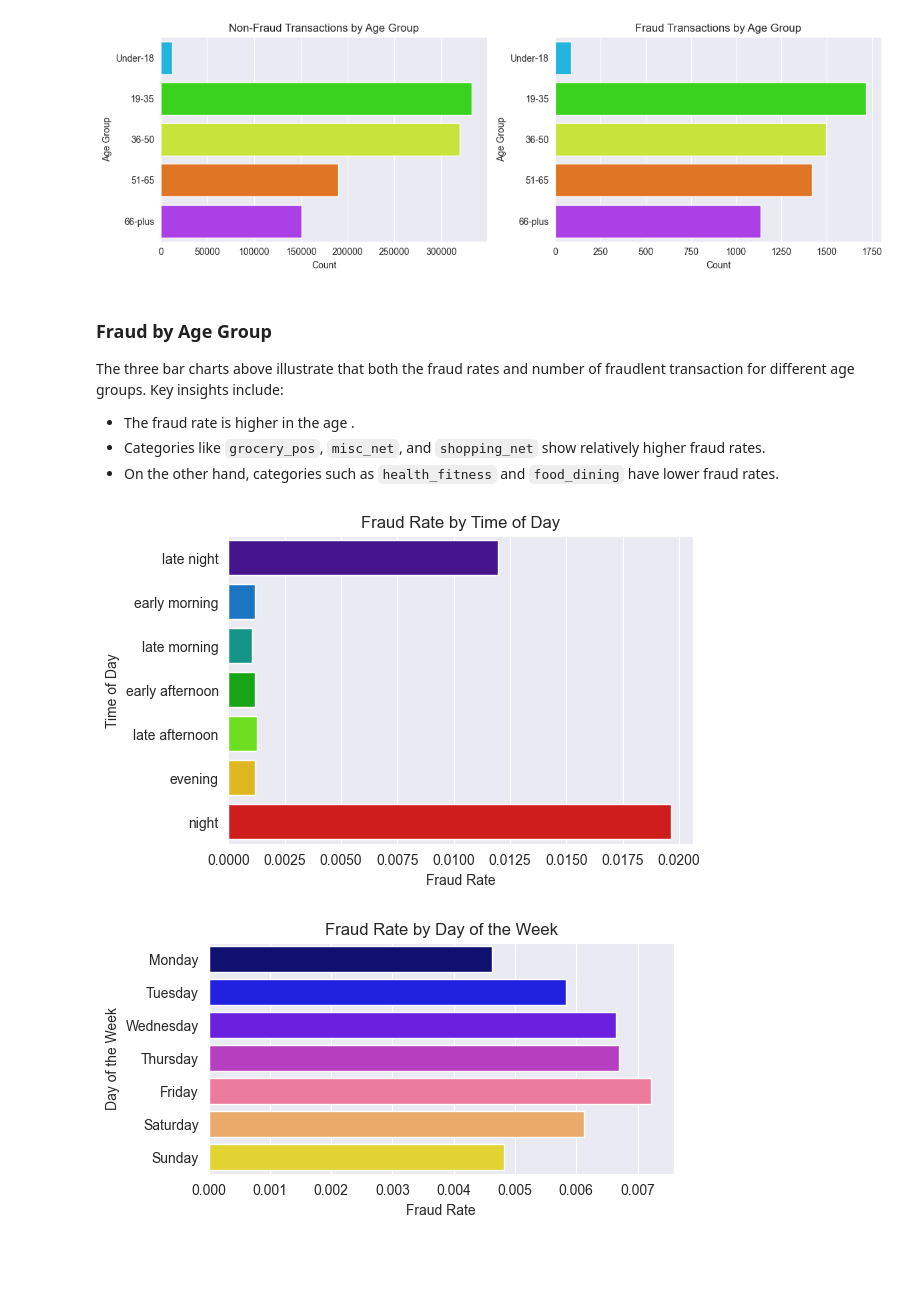
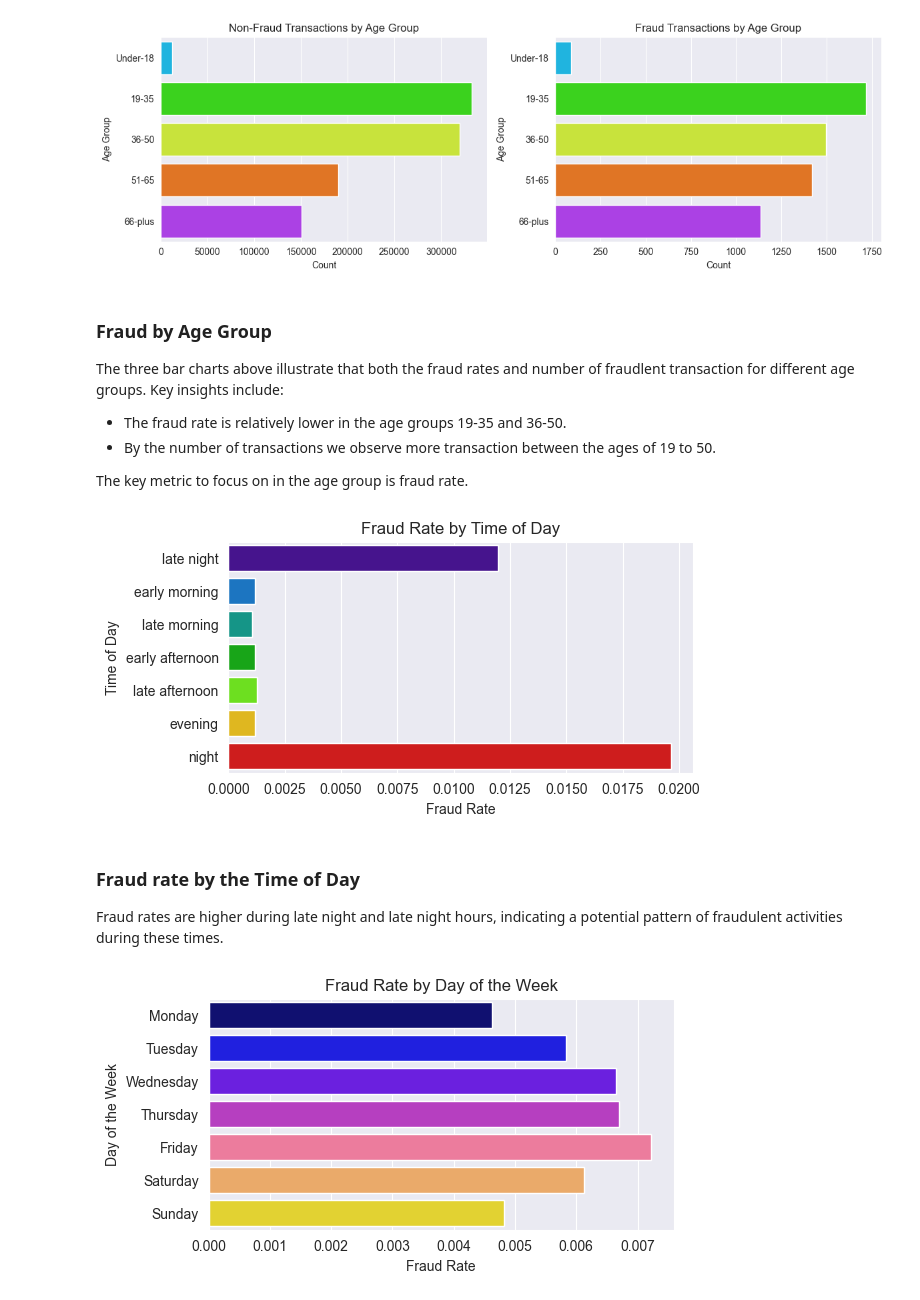
Before and after one commit to Iblouse/Fraud_detection, a Jupyter notebook: modelfraud.ipynb, the cells around one changed output. Drawn from its saved outputs; the diff is of its cells as text; code cells hidden in the pictures; blank space fills up the shorter version.

```diff
--- a/modelfraud.ipynb
+++ b/modelfraud.ipynb
@@ -352,22 +332,27 @@ plt.show()
 
 The three bar charts above illustrate that both the fraud rates and number of fraudlent transaction for different age groups. Key insights include:
 
-- The fraud rate is higher in the age .
-- Categories like `grocery_pos`, `misc_net`, and `shopping_net` show relatively higher fraud rates.
-- On the other hand, categories such as `health_fitness` and `food_dining` have lower fraud rates.
+- The fraud rate is relatively lower in the age groups 19-35 and 36-50.
+- By the number of transactions we observe more transaction between the ages of 19 to 50.
+
+The key metric to focus on in the age group is fraud rate.
 # %%
 # Calculate the fraud rate for each time of day
 time_of_day_fraud_rate = df.groupby('time_of_day', observed=True )['is_fraud'].mean().sort_values(ascending=False)
 
 # Plotting the fraud rate by time of day
-plt.figure(figsize=(6, 4))
+plt.figure(figsize=(6, 3))
 sns.barplot(x=time_of_day_fraud_rate, y=time_of_day_fraud_rate.index, hue=time_of_day_fraud_rate.index, palette='nipy_spectral')
 plt.title('Fraud Rate by Time of Day')
 plt.xlabel('Fraud Rate')
 plt.ylabel('Time of Day')
 plt.show()
 # %% [output]
-[figure, old version]
+[figure, new version]
+# %% [markdown]
+### Fraud rate by the Time of Day
+
+Fraud rates are higher during late night and late night hours, indicating a potential pattern of fraudulent activities during these times.
 # %%
 # Set the order of days for consistent plotting
 day_order = ['Monday', 'Tuesday', 'Wednesday', 'Thursday', 'Friday', 'Saturday', 'Sunday']
```
Also changed, not shown: parts of 4 cells of this notebook.
